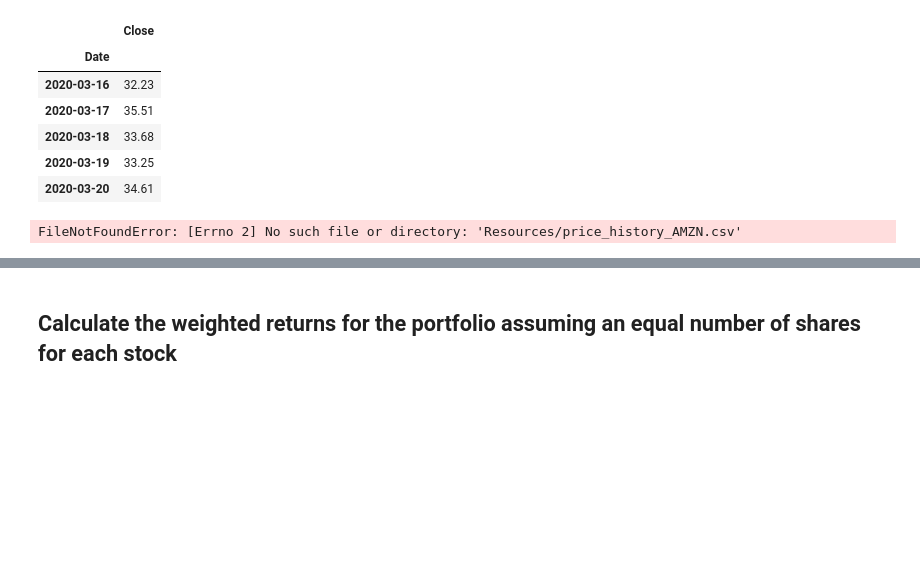
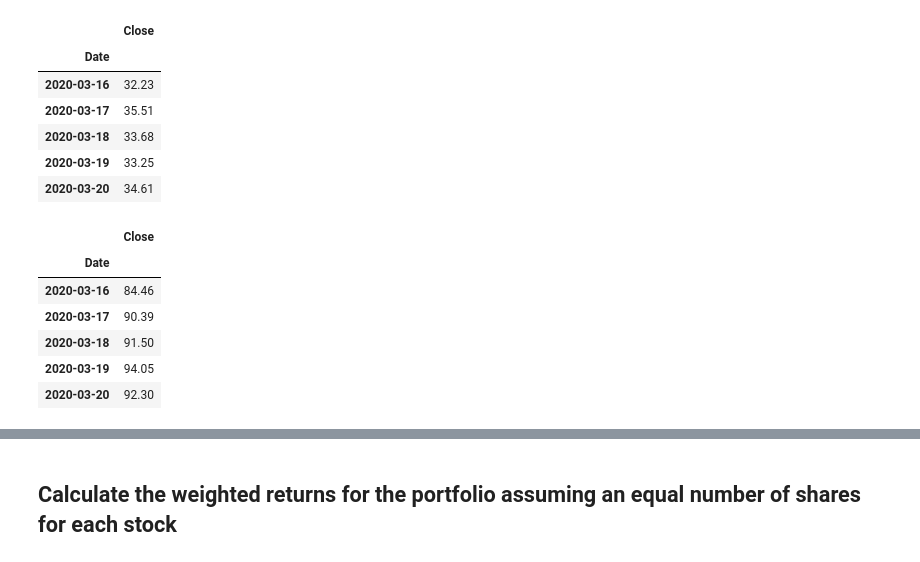
Before and after one commit to ngracan/Python-Challenge-2, a Jupyter notebook: Code/whale_analysis.ipynb, the cells around one changed output, grey strips where cells are left out. Drawn from its saved outputs; the diff is of its cells as text; code cells hidden in the pictures; blank space fills up the shorter version.

```diff
--- a/Code/whale_analysis.ipynb
+++ b/Code/whale_analysis.ipynb
@@ -394,6 +394,14 @@ shopify_prices_df.head()
 # %%
 # Reading data from 2nd stock
 amzn_prices_csv = Path("Resources/price_history_AMZN.csv")
 amzn_prices_df = pd.read_csv(amzn_prices_csv, index_col="Date", parse_dates=True)
+amzn_prices_df = amzn_prices_df.sort_index()
+amzn_prices_df.head()
 # %% [output]
-FileNotFoundError: [Errno 2] No such file or directory: 'Resources/price_history_AMZN.csv'
+|  | Close |
+| Date |  |
+| 2020-03-16 | 84.46 |
+| 2020-03-17 | 90.39 |
+| 2020-03-18 | 91.50 |
+| 2020-03-19 | 94.05 |
+| 2020-03-20 | 92.30 |
```
Also changed, not shown: parts of 5 cells of this notebook, 2 other files.
